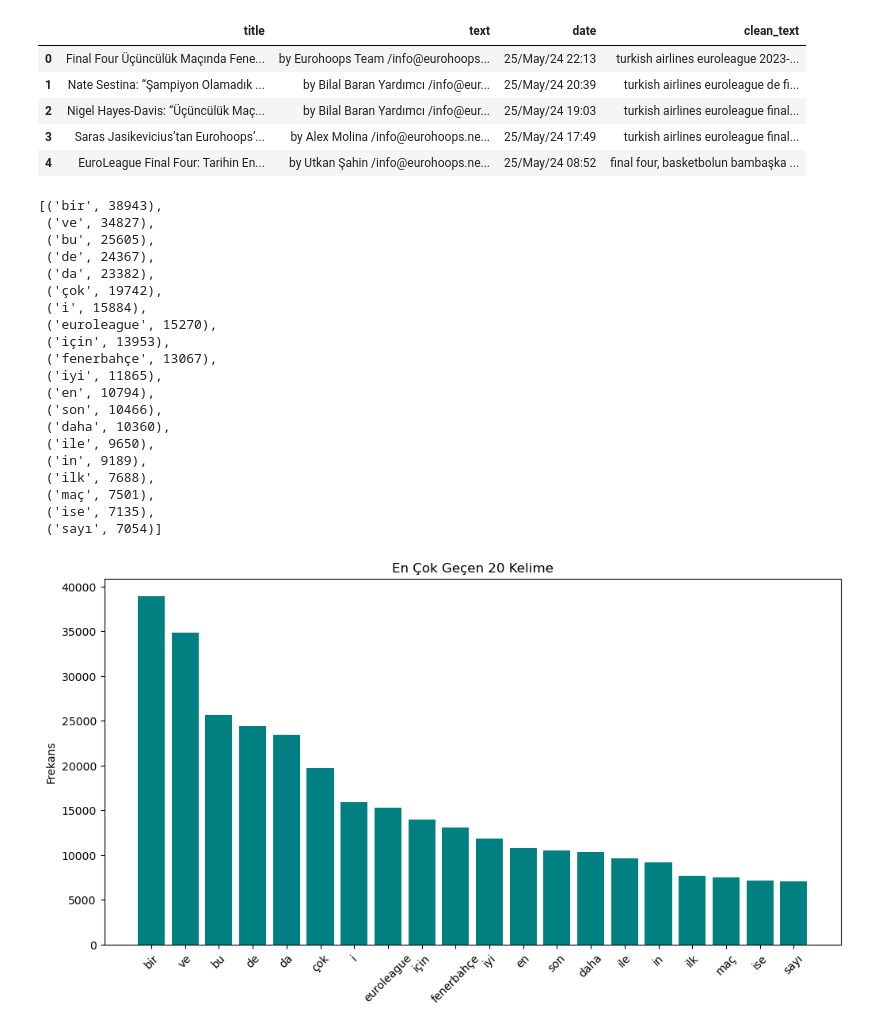
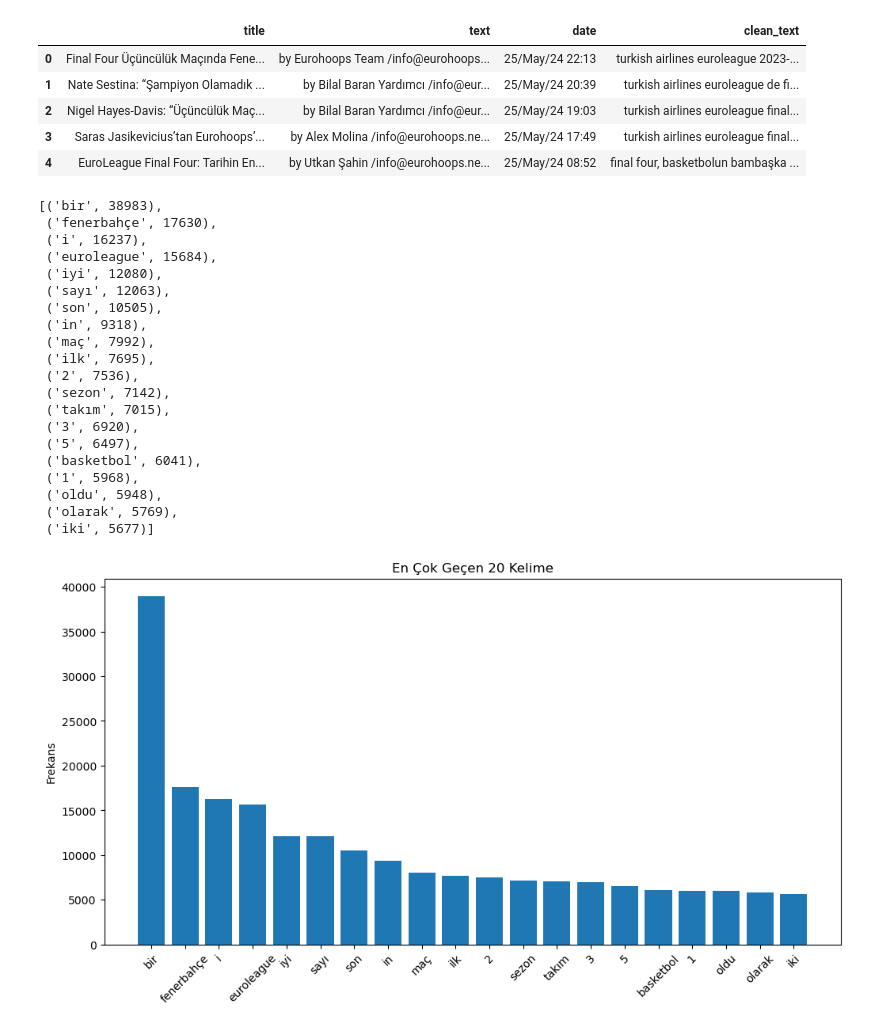
Before and after one commit to ensarakbas77/fb-beko-dataset-builder, a Jupyter notebook: TextVisualization.ipynb, the cells around one changed output. Drawn from its saved outputs; the diff is of its cells as text; code cells hidden in the pictures.

```diff
--- a/TextVisualization.ipynb
+++ b/TextVisualization.ipynb
@@ -16,52 +19,66 @@ df.head()
 | 2 | Nigel Hayes-Davis: “Üçüncülük Maç... | by Bilal Baran Yardımcı /info@eur... | 25/May/24 19:03 | turkish airlines euroleague final... |
 | 3 | Saras Jasikevicius’tan Eurohoops’... | by Alex Molina /info@eurohoops.ne... | 25/May/24 17:49 | turkish airlines euroleague final... |
 | 4 | EuroLeague Final Four: Tarihin En... | by Utkan Şahin /info@eurohoops.ne... | 25/May/24 08:52 | final four, basketbolun bambaşka ... |
+# %%
+# Noktalama işaretleri
+punct = string.punctuation
+
+df["clean_text"] = df["clean_text"].apply(
+    lambda x: re.sub(f"[{re.escape(punct)}]", " ", x)
+)
+
+df["clean_text"] = df["clean_text"].str.replace(r"\s+", " ", regex=True).str.strip()
 # %%
-words = " ".join(df["clean_text"]).split()
+# Türkçe stop words
+stop_words = set(stopwords.words("turkish"))
+
+words = [
+    w for w in " ".join(df["clean_text"]).split()
+    if w not in stop_words
+]
+
 word_counts = Counter(words)
 
 # En çok geçen 20 kelime
 word_counts.most_common(20)
 # %% [output]
-[('bir', 38943),
- ('ve', 34827),
- ('bu', 25605),
- ('de', 24367),
- ('da', 23382),
- ('çok', 19742),
- ('i', 15884),
- ('euroleague', 15270),
- ('için', 13953),
- ('fenerbahçe', 13067),
- ('iyi', 11865),
- ('en', 10794),
- ('son', 10466),
- ('daha', 10360),
- ('ile', 9650),
- ('in', 9189),
- ('ilk', 7688),
- ('maç', 7501),
- ('ise', 7135),
- ('sayı', 7054)]
+[('bir', 38983),
+ ('fenerbahçe', 17630),
+ ('i', 16237),
+ ('euroleague', 15684),
+ ('iyi', 12080),
+ ('sayı', 12063),
+ ('son', 10505),
+ ('in', 9318),
+ ('maç', 7992),
+ ('ilk', 7695),
+ ('2', 7536),
+ ('sezon', 7142),
+ ('takım', 7015),
+ ('3', 6920),
+ ('5', 6497),
+ ('basketbol', 6041),
+ ('1', 5968),
+ ('oldu', 5948),
+ ('olarak', 5769),
+ ('iki', 5677)]
 # %%
-# Tüm clean_text sütununu birleştirip kelimelere ayır
-all_words = " ".join(df["clean_text"]).split()
+all_words = [
+    w for w in " ".join(df["clean_text"]).split()
+    if w not in stop_words
+]
 
-# Kelime frekansını hesapla
 word_counts = Counter(all_words)
-
-# En çok geçen 20 kelime
 top20_words = word_counts.most_common(20)
 
 words, counts = zip(*top20_words)
 
-# Görselleştirme
 plt.figure(figsize=(12,6))
-plt.bar(words, counts, color='teal')
+plt.bar(words, counts)
 plt.xticks(rotation=45)
 plt.title("En Çok Geçen 20 Kelime")
 plt.ylabel("Frekans")
 plt.show()
 # %% [output]
-[figure, old version]
+[figure, new version]
 # %%
```
Also changed, not shown: parts of 5 cells of this notebook.
